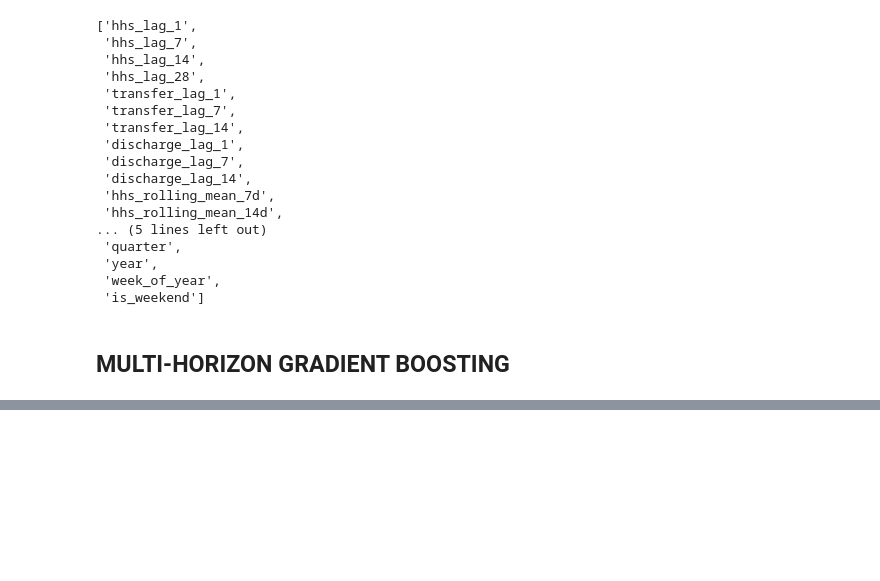
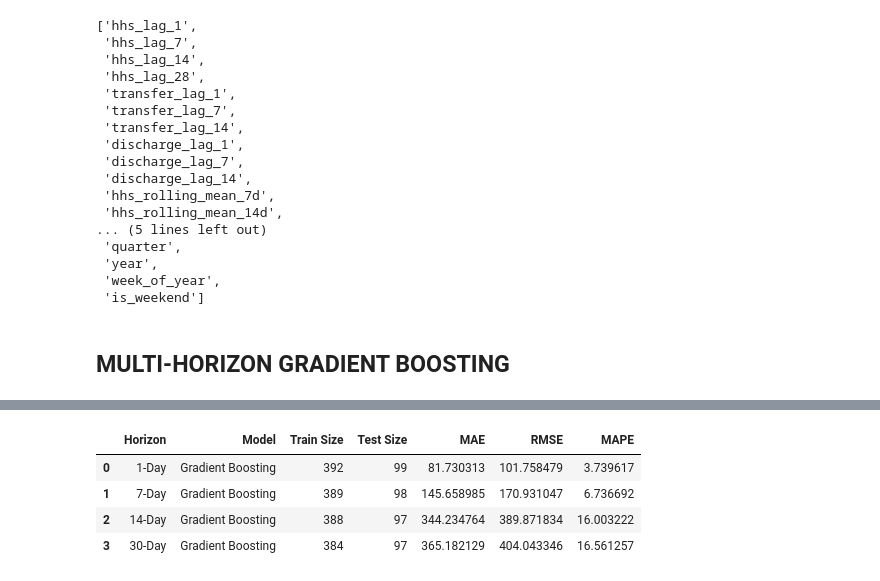
Before and after one commit to shivani1707s/Predictive-Forecasting-HHS, a Jupyter notebook: notebooks/Modeling.ipynb, the cells around one changed output, grey strips where cells are left out. Drawn from its saved outputs; the diff is of its cells as text; code cells hidden in the pictures; blank space fills up the shorter version.

Commit message:
modeling setup

```diff
--- a/notebooks/Modeling.ipynb
+++ b/notebooks/Modeling.ipynb
@@ -1364,14 +1406,21 @@ ValueError: Found input variables with inconsistent numbers of samples: [72, 39]
 # %%
-horizon_comparison= pd.DataFrame([
+horizon_results_df = pd.DataFrame([
     {
-        "Horizon": horizon,
-        "Train Size": result["train_size"],
-        "Test Size": result["test_size"],
-        "MAE": result["MAE"],
-        "RMSE": result["RMSE"],
-        "MAPE (%)": result["MAPE"]
+        "Horizon": r["Horizon"],
+        "Model": r["Model"],
+        "Train Size": r["Train Size"],
+        "Test Size": r["Test Size"],
+        "MAE": r["MAE"],
+        "RMSE": r["RMSE"],
+        "MAPE": r["MAPE"]
     }
-    for horizon, result in horizon_results.items()
+    for r in horizon_results
 ])
 
-horizon_comparison
+horizon_results_df
+# %% [output]
+|  | Horizon | Model | Train Size | Test Size | MAE | RMSE | MAPE |
+| 0 | 1-Day | Gradient Boosting | 392 | 99 | 81.730313 | 101.758479 | 3.739617 |
+| 1 | 7-Day | Gradient Boosting | 389 | 98 | 145.658985 | 170.931047 | 6.736692 |
+| 2 | 14-Day | Gradient Boosting | 388 | 97 | 344.234764 | 389.871834 | 16.003222 |
+| 3 | 30-Day | Gradient Boosting | 384 | 97 | 365.182129 | 404.043346 | 16.561257 |
```
Also changed, not shown: parts of 10 cells of this notebook, 1 other file.
